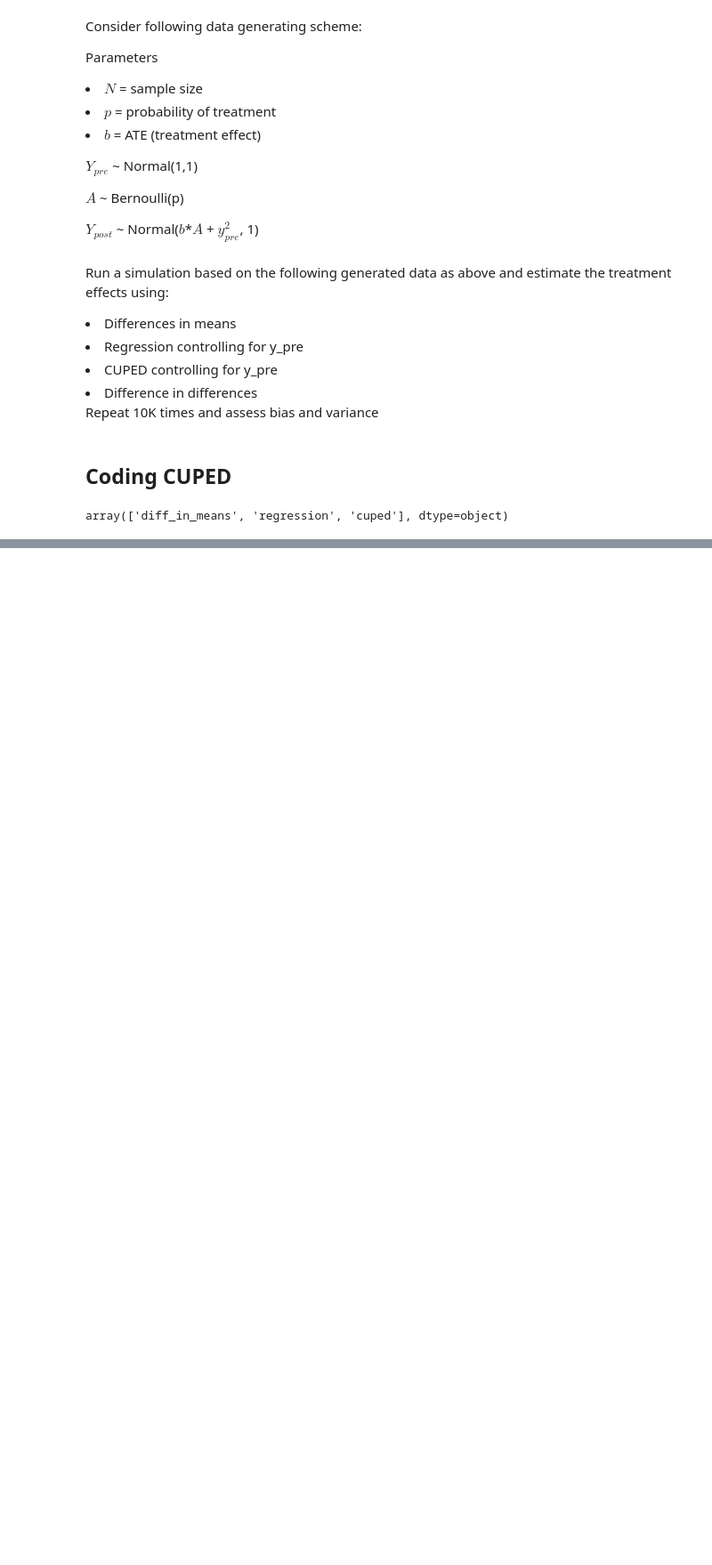
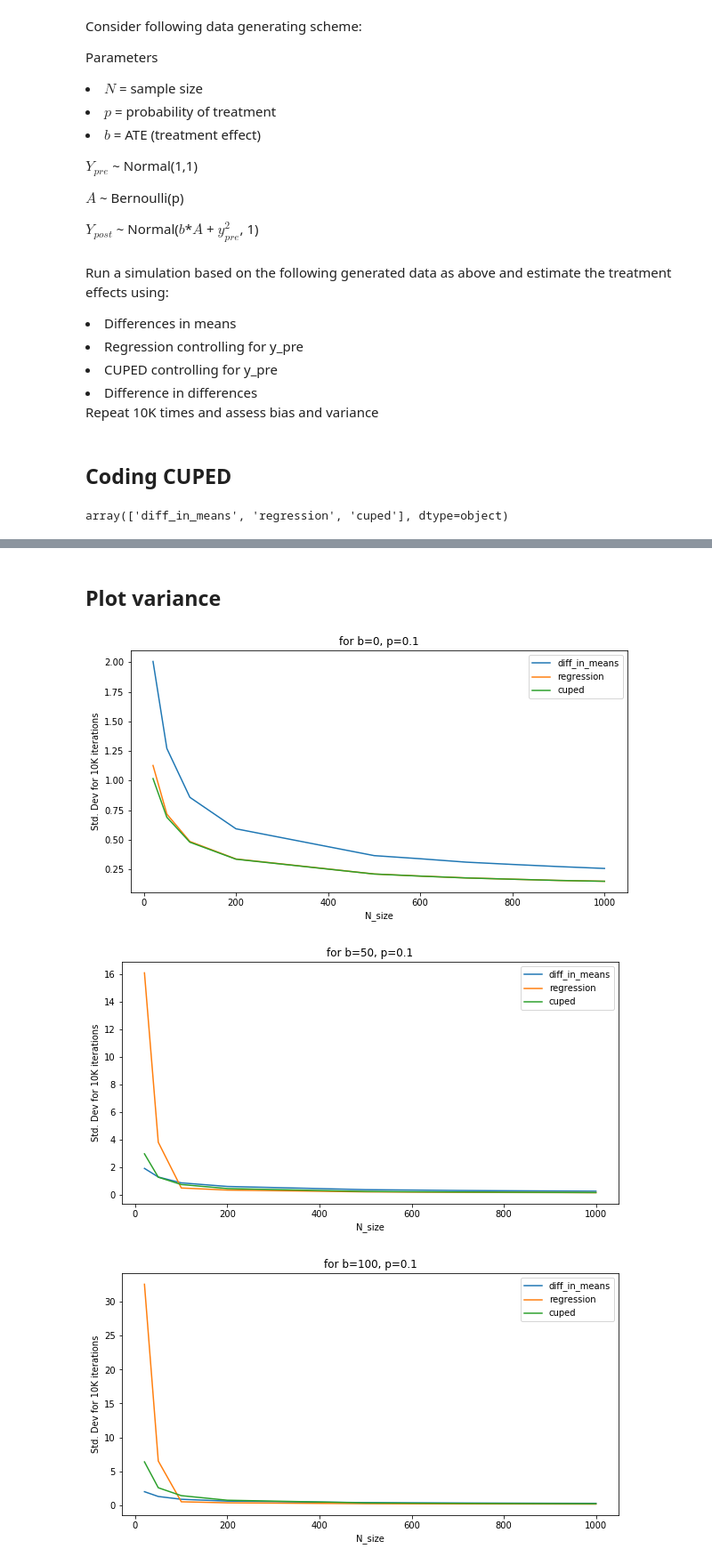
Before and after one commit to punyupunyu/causal_inference_exercises, a Jupyter notebook: simulations_variance_vs_bias.ipynb, the cells around one changed output, grey strips where cells are left out. Shown at 89% size. Drawn from its saved outputs; the diff is of its cells as text; code cells hidden in the pictures; blank space fills up the shorter version.

```diff
--- a/simulations_variance_vs_bias.ipynb
+++ b/simulations_variance_vs_bias.ipynb
@@ -162,0 +208,31 @@ for m in mydata['method'].unique():
+# %% [markdown]
+## Plot variance
+# %%
+for p,b in itertools.product(p_array, b_array):
+    labels = []
+    x_array = []
+    y_array = []
+    fig, ax = plt.subplots(figsize=(10,5))
+
+    for m in mydata['method'].unique():
+    #     for plot of variance we're going to get the std dev of each of the 10000 simulations for each methodology
+        x = mydata[(mydata['method'] == m) & (mydata.b == b) & (mydata.p == p)].groupby('N').mean().reset_index().N
+        y = mydata[(mydata['method'] == m) & (mydata.b == b) & (mydata.p == p)].groupby('N').agg('std')['observed_treatment_effect'].values
+        y_array.append(y)
+        x_array.append(x)
+        labels.append(m)
+        #     ci_low = mydata[mydata['method'] == m]['conf_low'].values
+        #     ci_high = mydata[mydata['method'] == m]['conf_high'].values
+    for i in range(len(y_array)):
+        ax.plot(x_array[i], y_array[i], label=labels[i])
+    ax.legend()
+    ax.set_title("for b={}, p={}".format(b, p))
+    ax.set_xlabel('N_size')
+    ax.set_ylabel('Std. Dev for 10K iterations')
+
+
+# mydata[mydata['method'] == 'diff_in_means'].plot(x = 'N', y = 'observed_treatment_effect')
+# %% [output]
+[figure, added]
+[figure, added]
+[figure, added]
```
Also changed, not shown: parts of 17 cells of this notebook.
